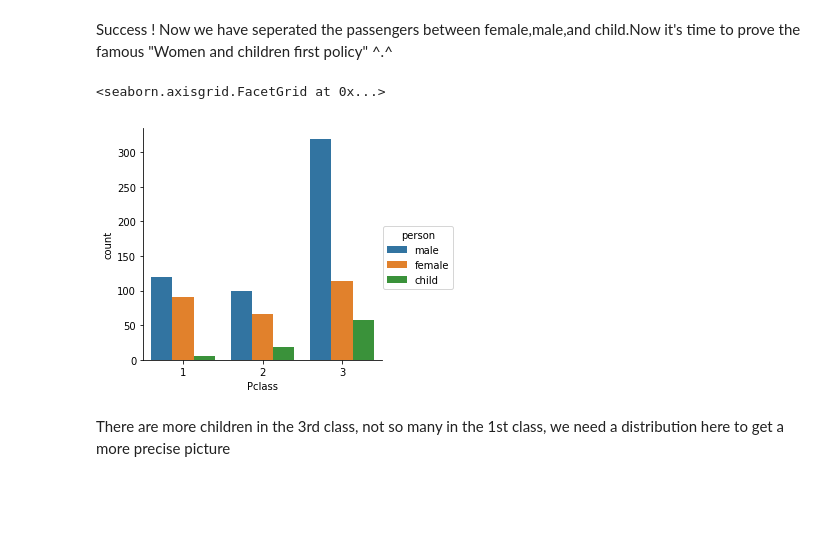
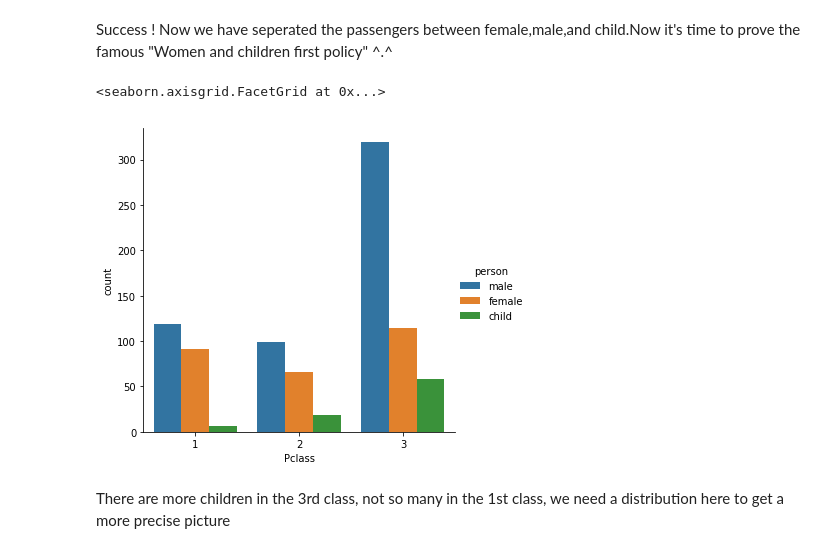
Before and after one commit to yaozeliang/Data_Analysis_Titanic, a Jupyter notebook: Titanic_Analysis_Basic.ipynb, the cells around one changed output. Drawn from its saved outputs; the diff is of its cells as text; code cells hidden in the pictures; blank space fills up the shorter version.

```diff
--- a/Titanic_Analysis_Basic.ipynb
+++ b/Titanic_Analysis_Basic.ipynb
@@ -110,10 +110,10 @@ Success !
 Now we have seperated the passengers between female,male,and child.Now it's time to prove  the famous "Women and children first policy"  ^.^
 # %%
 # Using the factorplot again!
-sns.factorplot('Pclass',data=titanic_df,kind='count',hue='person')
+sns.catplot('Pclass',data=titanic_df,kind='count',hue='person')
 # %% [output]
 <seaborn.axisgrid.FacetGrid at 0x...>
-[figure, old version]
+[figure, new version]
 # %% [markdown]
 There are more children in the 3rd class, not so many in the 1st class, we need a distribution here to get a more precise picture
 # %%
```
Also changed, not shown: parts of 14 cells of this notebook.
